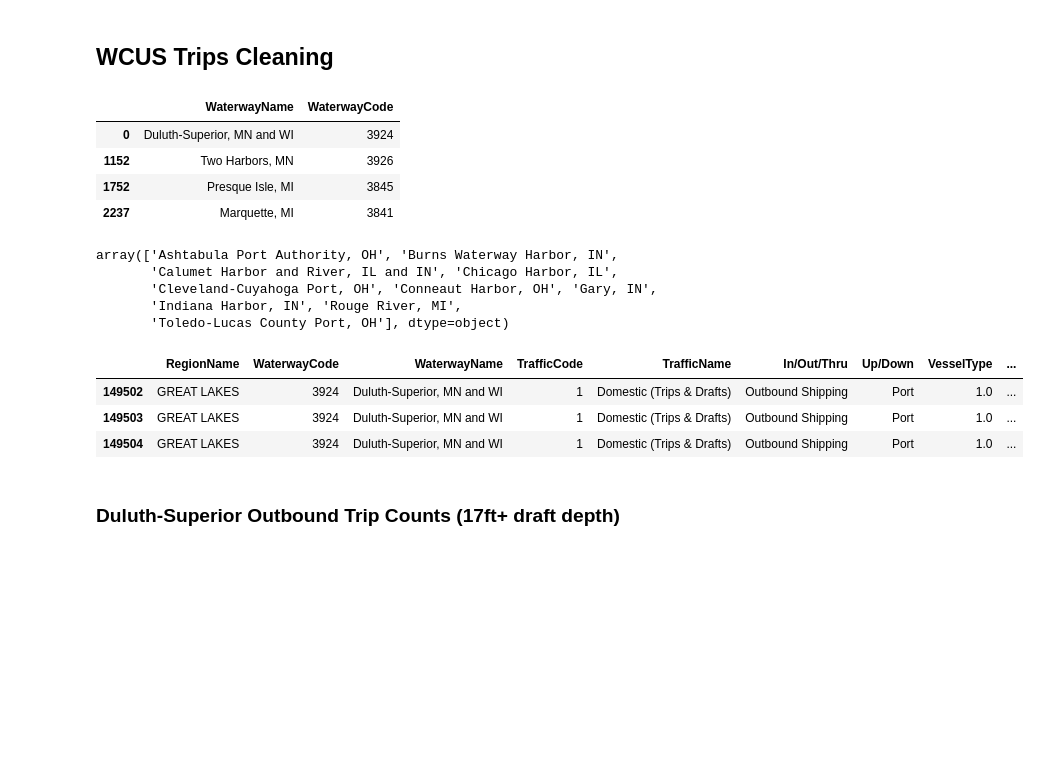
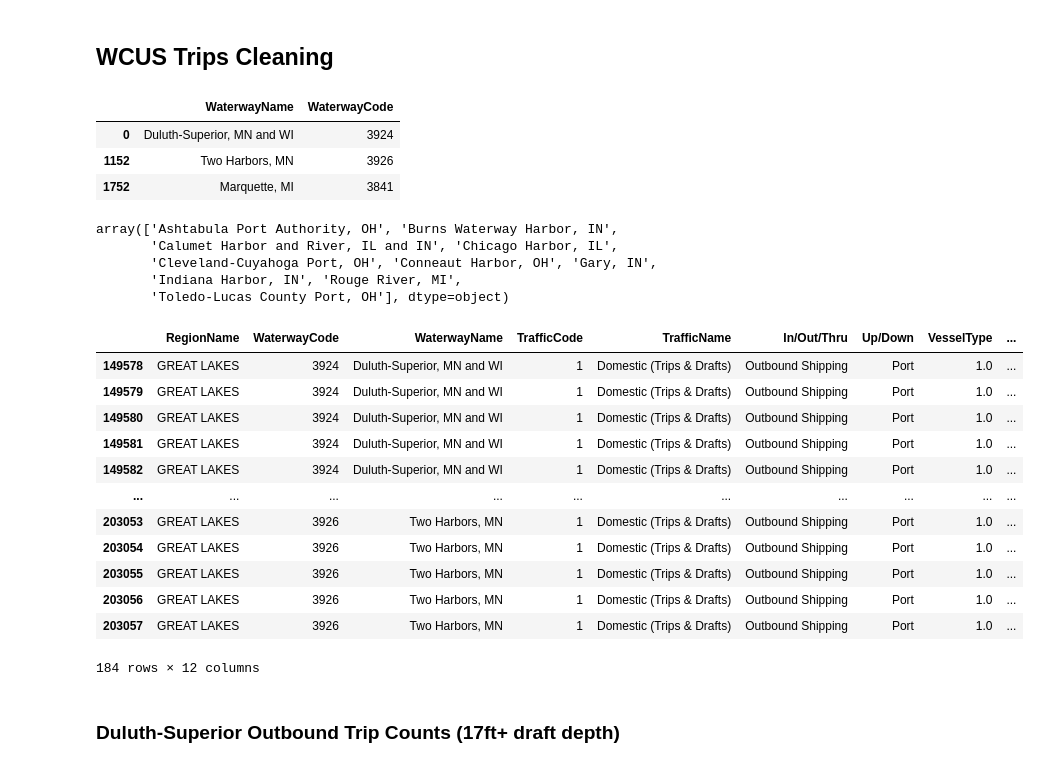
Before and after one commit to hnmns/Interactive-Visualization-Project, a Jupyter notebook: cleaning/wcus_trips_cargo_cleaning.ipynb, the cells around one changed output. Saved outputs shown, nothing was run; the diff lists cells and outputs as text; code cells hidden in the pictures; blank space fills up the shorter version.

```diff
--- a/cleaning/wcus_trips_cargo_cleaning.ipynb
+++ b/cleaning/wcus_trips_cargo_cleaning.ipynb
@@ -18,12 +18,13 @@ import pandas as pd
 # No Thunder Bay. That is in ON.
 # Taconite and Silver Bay (last two) are not USACE ports
 
-# Careful! Cities and their harbors are listed separately
+# Careful! Cities and their harbors are listed separately?
 # E.g. 3841 for Marquette Harbor (admin, maintenance) vs. 3844 for Marquette Township ()
 # 3619 is the Presque Isle farther east, by Alpena
+# 3845 Presque Isle, MI is subset of Marquette
 
 outports = pd.DataFrame({
-    'WaterwayCode':[3924, 3926, 3845, 3841]#, 3929, 3928]
+    'WaterwayCode':[3924, 3926, 3841]#, 3845, 3929, 3928]
     })
 # %%
 # Note also:
@@ -54,8 +55,7 @@ wcus.merge(outports, how='right').loc[:, ['WaterwayName', 'WaterwayCode']].drop_
 |  | WaterwayName | WaterwayCode |
 | 0 | Duluth-Superior, MN and WI | 3924 |
 | 1152 | Two Harbors, MN | 3926 |
-| 1752 | Presque Isle, MI | 3845 |
-| 2237 | Marquette, MI | 3841 |
+| 1752 | Marquette, MI | 3841 |
 # %%
 # wcus.merge(inports, how='right')['WaterwayName'].unique()
 wcus.loc[wcus['WaterwayCode'].isin(inports['WaterwayCode']), 'WaterwayName'].unique()
@@ -68,29 +68,38 @@ array(['Ashtabula Port Authority, OH', 'Burns Waterway Harbor, IN',
 # %%
 # TODO
 # Now filter into chart-ready CSVs
     # At least 12ft draft when in ballast for ore-carrying vessels according to 2020 LCA Annual Report, Fleet Profile section
     # Up/Down is apparently nonsense, disregard
     # Just Duluth-Superior
         # One csv for Dry Cargo Barge
         # One csv for Self-Propelled dry
 # Add up trips if multiple ports belong to a USACE Port Statistical Area
-min_draft_ft = 17
+min_draft_ft = 25
 
 wcus_all_out = wcus.loc[
         wcus['WaterwayCode'].isin(outports['WaterwayCode'])
             & wcus['VesselTypeName'].isin(['Self-Propelled dry'])
             & (wcus['In/Out/Thru'] == 'Outbound Shipping')
             & (wcus['VesselDraftFt'] >= min_draft_ft)
             & (wcus['TrafficCode'] == 1) # Domestic (Trips & Drafts)
             ,
         :
     ]
-wcus_all_out.head(3)
+wcus_all_out#.head(3)
 # %% [output]
 |  | RegionName | WaterwayCode | WaterwayName | TrafficCode | TrafficName | In/Out/Thru | Up/Down | VesselType | ... |
-| 149502 | GREAT LAKES | 3924 | Duluth-Superior, MN and WI | 1 | Domestic (Trips & Drafts) | Outbound Shipping | Port | 1.0 | ... |
-| 149503 | GREAT LAKES | 3924 | Duluth-Superior, MN and WI | 1 | Domestic (Trips & Drafts) | Outbound Shipping | Port | 1.0 | ... |
-| 149504 | GREAT LAKES | 3924 | Duluth-Superior, MN and WI | 1 | Domestic (Trips & Drafts) | Outbound Shipping | Port | 1.0 | ... |
+| 149578 | GREAT LAKES | 3924 | Duluth-Superior, MN and WI | 1 | Domestic (Trips & Drafts) | Outbound Shipping | Port | 1.0 | ... |
+| 149579 | GREAT LAKES | 3924 | Duluth-Superior, MN and WI | 1 | Domestic (Trips & Drafts) | Outbound Shipping | Port | 1.0 | ... |
+| 149580 | GREAT LAKES | 3924 | Duluth-Superior, MN and WI | 1 | Domestic (Trips & Drafts) | Outbound Shipping | Port | 1.0 | ... |
+| 149581 | GREAT LAKES | 3924 | Duluth-Superior, MN and WI | 1 | Domestic (Trips & Drafts) | Outbound Shipping | Port | 1.0 | ... |
+| 149582 | GREAT LAKES | 3924 | Duluth-Superior, MN and WI | 1 | Domestic (Trips & Drafts) | Outbound Shipping | Port | 1.0 | ... |
+| ... | ... | ... | ... | ... | ... | ... | ... | ... | ... |
+| 203053 | GREAT LAKES | 3926 | Two Harbors, MN | 1 | Domestic (Trips & Drafts) | Outbound Shipping | Port | 1.0 | ... |
+| 203054 | GREAT LAKES | 3926 | Two Harbors, MN | 1 | Domestic (Trips & Drafts) | Outbound Shipping | Port | 1.0 | ... |
+| 203055 | GREAT LAKES | 3926 | Two Harbors, MN | 1 | Domestic (Trips & Drafts) | Outbound Shipping | Port | 1.0 | ... |
+| 203056 | GREAT LAKES | 3926 | Two Harbors, MN | 1 | Domestic (Trips & Drafts) | Outbound Shipping | Port | 1.0 | ... |
+| 203057 | GREAT LAKES | 3926 | Two Harbors, MN | 1 | Domestic (Trips & Drafts) | Outbound Shipping | Port | 1.0 | ... |
+184 rows × 12 columns
 # %%
 cols_keep = ['WaterwayCode', 'WaterwayName', 'In/Out/Thru', 'VesselTypeName', 'VesselDraftFt', 'Trips', 'CompletedYear']
 # %% [markdown]
```
Also changed, not shown: parts of 9 cells of this notebook, 7 other files.
